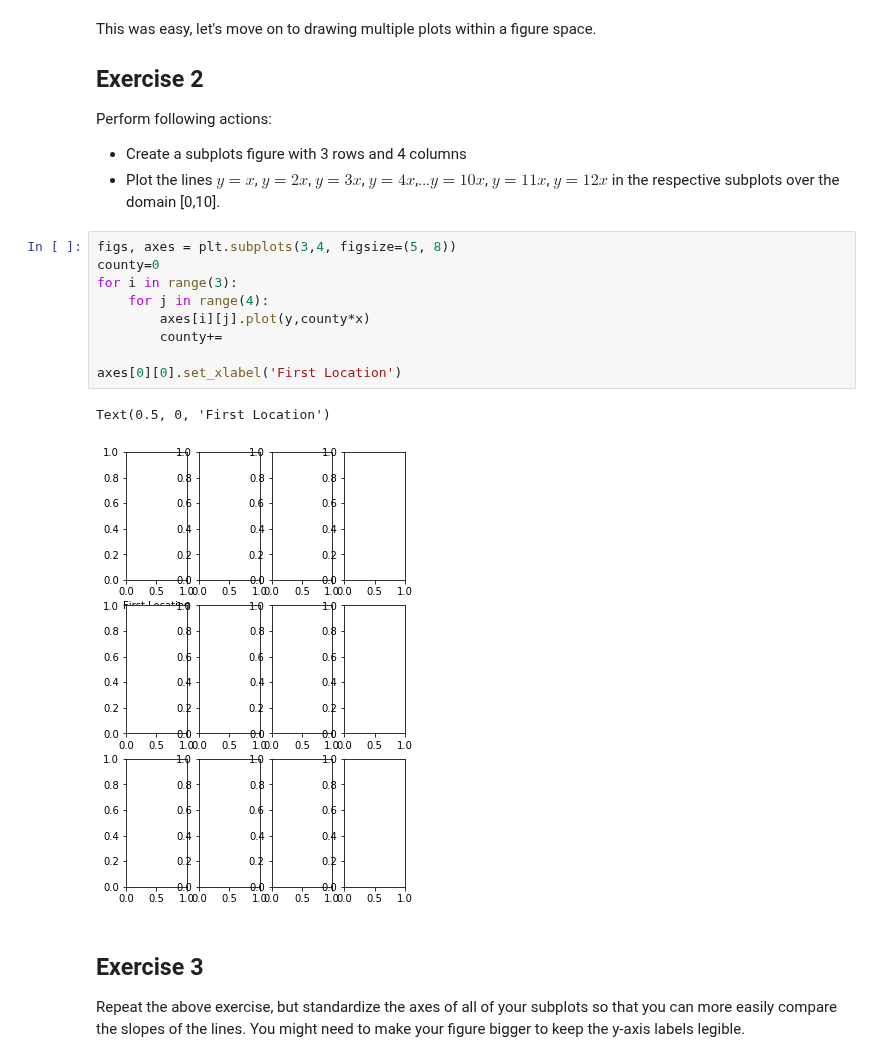
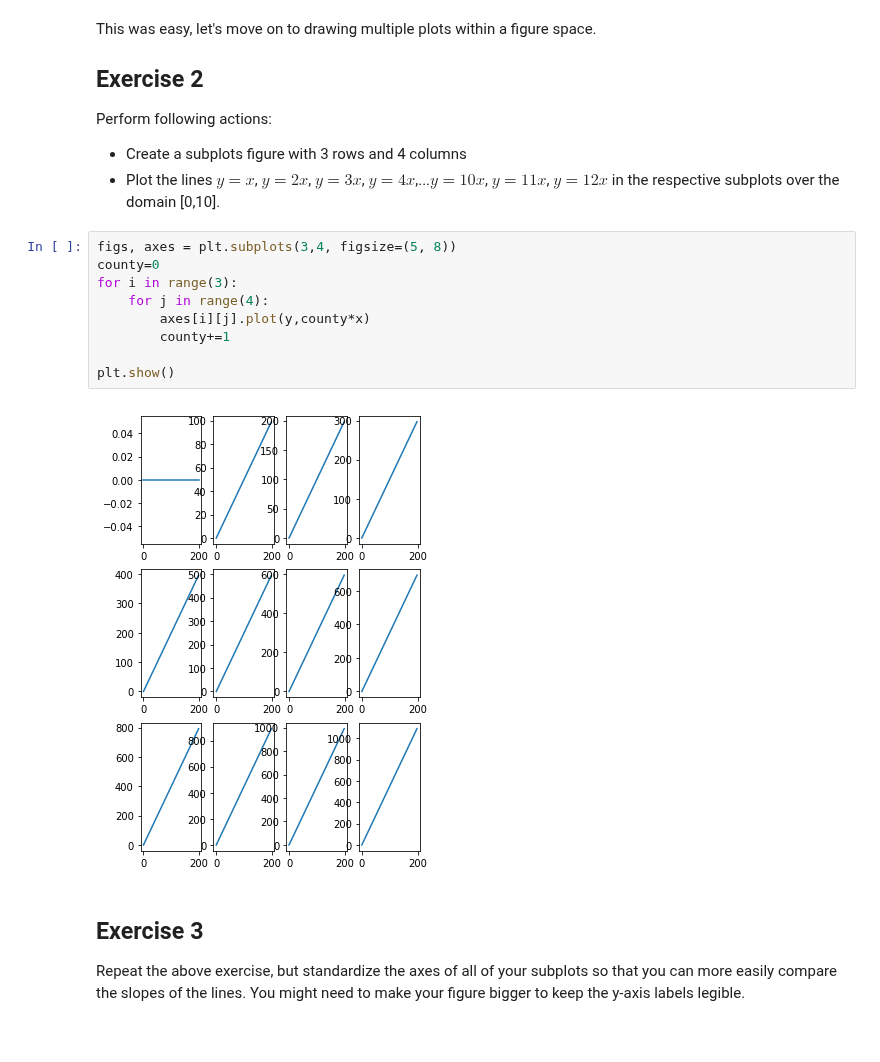
Before and after one commit to matthew-d-oliver/dsc-more-practice-with-matplotlib-lab-nyc-ds-082619, a Jupyter notebook: index.ipynb, the cells around one changed output. Saved outputs shown, nothing was run; the diff lists cells and outputs as text.

```diff
--- a/index.ipynb
+++ b/index.ipynb
@@ -82,15 +82,14 @@ Perform following actions:
 # %%
 figs, axes = plt.subplots(3,4, figsize=(5, 8))
 county=0
 for i in range(3):
     for j in range(4):
         axes[i][j].plot(y,county*x)
-        county+=
+        county+=1
 
-axes[0][0].set_xlabel('First Location')
+plt.show()
 # %% [output]
-Text(0.5, 0, 'First Location')
-[figure, old version]
+[figure, new version]
 # %% [markdown]
 ## Exercise 3
 
```
